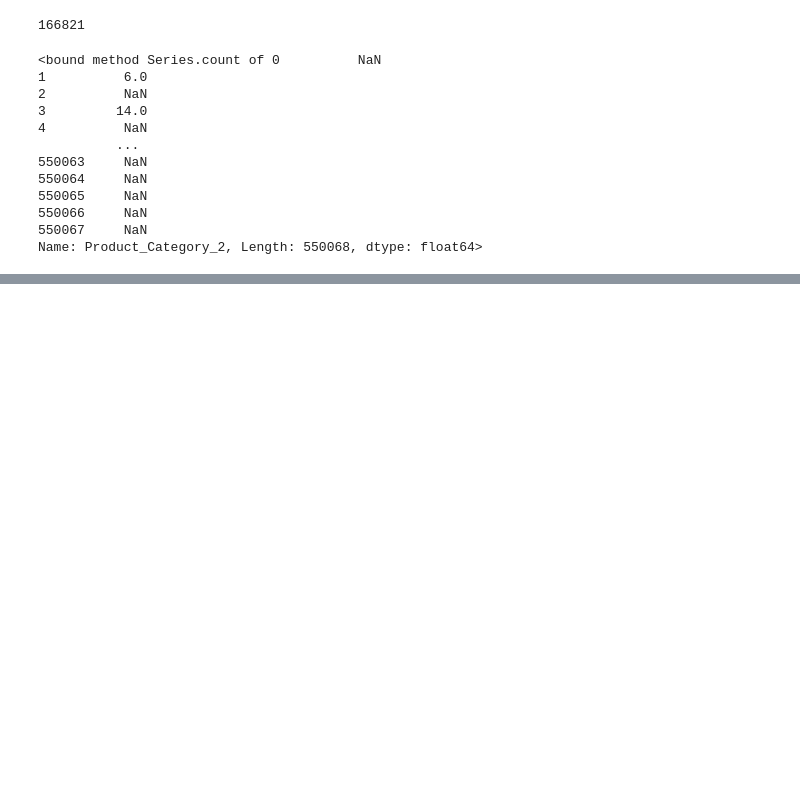
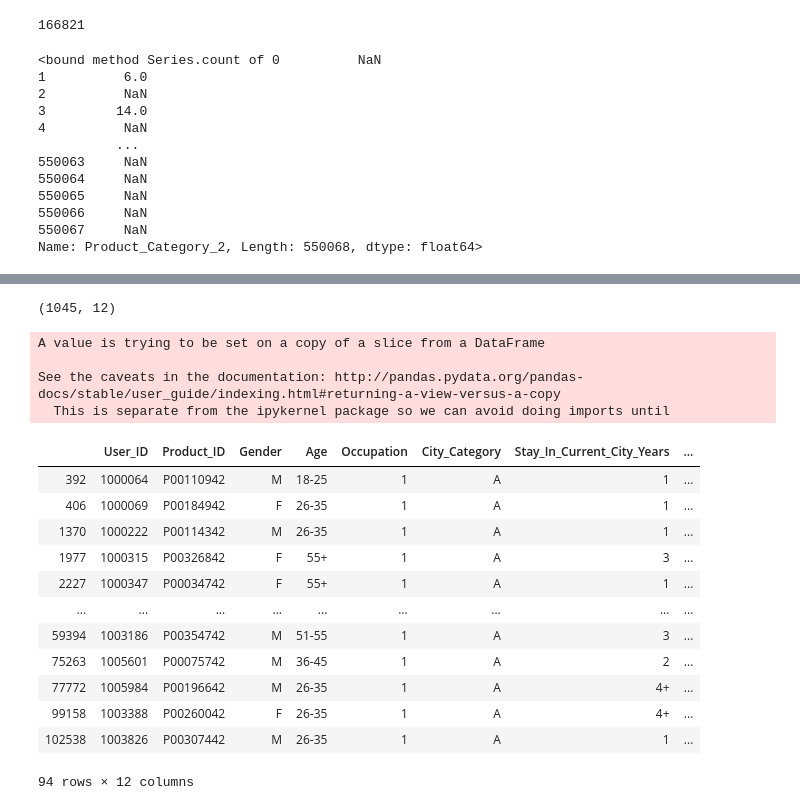
Before and after one commit to joseh4/Predicting_Black_Friday_Shopping_Purcahses, a Jupyter notebook: EDA_notebook.ipynb, the cells around one changed output, grey strips where cells are left out. Saved outputs shown, nothing was run; the diff lists cells and outputs as text; code cells hidden in the pictures; blank space fills up the shorter version.

```diff
--- a/EDA_notebook.ipynb
+++ b/EDA_notebook.ipynb
@@ -1038,0 +1048,27 @@ Name: Product_Category_2, Length: 550068, dtype: float64>
+# %%
+city_a.shape
+# %% [output]
+(1045, 12)
+# %%
+city_a = df.loc[df['City_Category']=='A']
+occupation_1 = city_a.loc[city_a['Occupation']==1]
+occupation_1.drop_duplicates(subset = 'User_ID', inplace = True)
+occupation_1
+# %% [output]
+A value is trying to be set on a copy of a slice from a DataFrame
+
+See the caveats in the documentation: http://pandas.pydata.org/pandas-docs/stable/user_guide/indexing.html#returning-a-view-versus-a-copy
+  This is separate from the ipykernel package so we can avoid doing imports until
+|  | User_ID | Product_ID | Gender | Age | Occupation | City_Category | Stay_In_Current_City_Years | ... |
+| 392 | 1000064 | P00110942 | M | 18-25 | 1 | A | 1 | ... |
+| 406 | 1000069 | P00184942 | F | 26-35 | 1 | A | 1 | ... |
+| 1370 | 1000222 | P00114342 | M | 26-35 | 1 | A | 1 | ... |
+| 1977 | 1000315 | P00326842 | F | 55+ | 1 | A | 3 | ... |
+| 2227 | 1000347 | P00034742 | F | 55+ | 1 | A | 1 | ... |
+| ... | ... | ... | ... | ... | ... | ... | ... | ... |
+| 59394 | 1003186 | P00354742 | M | 51-55 | 1 | A | 3 | ... |
+| 75263 | 1005601 | P00075742 | M | 36-45 | 1 | A | 2 | ... |
+| 77772 | 1005984 | P00196642 | M | 26-35 | 1 | A | 4+ | ... |
+| 99158 | 1003388 | P00260042 | F | 26-35 | 1 | A | 4+ | ... |
+| 102538 | 1003826 | P00307442 | M | 26-35 | 1 | A | 1 | ... |
+94 rows × 12 columns
```
Also changed, not shown: parts of 9 cells of this notebook.
